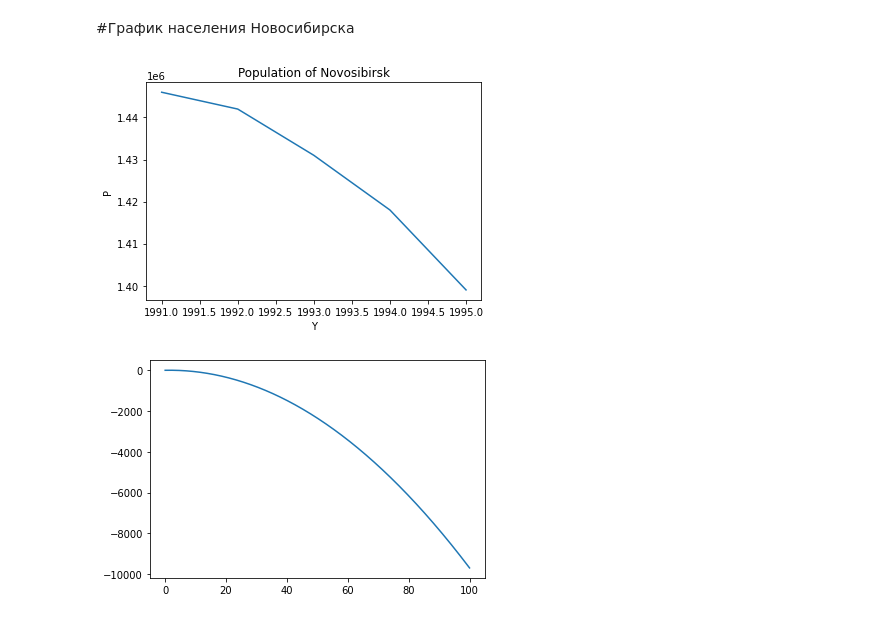
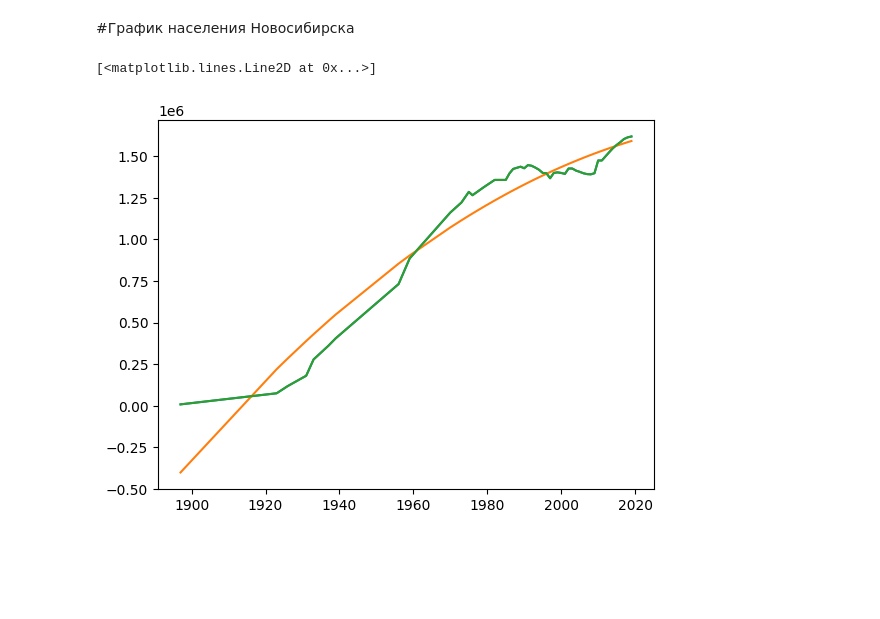
Before and after one commit to Olegkol1/MMVSULAB1, a Jupyter notebook: lab2.ipynb, the cells around one changed output. Drawn from its saved outputs; the diff is of its cells as text; code cells hidden in the pictures; blank space fills up the shorter version.

```diff
--- a/lab2.ipynb
+++ b/lab2.ipynb
@@ -9,38 +9,26 @@
 *Выполнил студент группы КМА Зенцов Олег*
 # %% [markdown]
 #График населения Новосибирска
-# %%
-import matplotlib.pyplot as plt
-import pandas as pd
-from scipy.integrate import odeint
-
-
-data = {'Y': [1991, 1992, 1993, 1994, 1995],
-        'P': [1446000, 1442000, 1431000, 1418000, 1399000]}
-df = pd.DataFrame(data)
-
-plt.plot(df['Y'], df['P'])
-
-plt.xlabel('Y')
-plt.ylabel('P')
-plt.title('Population of Novosibirsk')
-
-plt.show()
-# %% [output]
-[figure, removed]
-# %%
-import numpy as np
-import matplotlib.pyplot as plt
-
-
-x = np.linspace(0, 100, 1000)
-a=1
-b=3
-c=1
-y = -a*x**2 + b*x + c
-
-fig, ax = plt.subplots()
-ax.plot(x, y)
-plt.show()
-# %% [output]
-[figure, removed]
+# %%
+import pandas as pd
+import matplotlib.pyplot as plt
+import numpy as np
+from sklearn.linear_model import LinearRegression
+from sklearn.preprocessing import PolynomialFeatures
+url='https://raw.githubusercontent.com/OlegZentsov1/MMVSULAB1/main/%D0%9D%D0%BE%D0%B2%D0%BE%D1%81%D0%B8%D0%B1%D0%B8%D1%80%D1%81%D0%BA.csv'
+df = pd.read_csv(url)
+
+years = np.array(df['Years']).reshape(-1, 1)
+population = np.array(df['Population'])
+
+poly_features = PolynomialFeatures(degree = 2, include_bias = False)
+year_poly = poly_features.fit_transform(years)
+model = LinearRegression()
+model.fit(year_poly, population)
+predicted_population = model.predict(year_poly)
+plt.plot(years, population)
+plt.plot(years, predicted_population)
+plt.plot(years, population)
+# %% [output]
+[<matplotlib.lines.Line2D at 0x...>]
+[figure, added]
```
Also changed, not shown: parts of 1 cell of this notebook.
